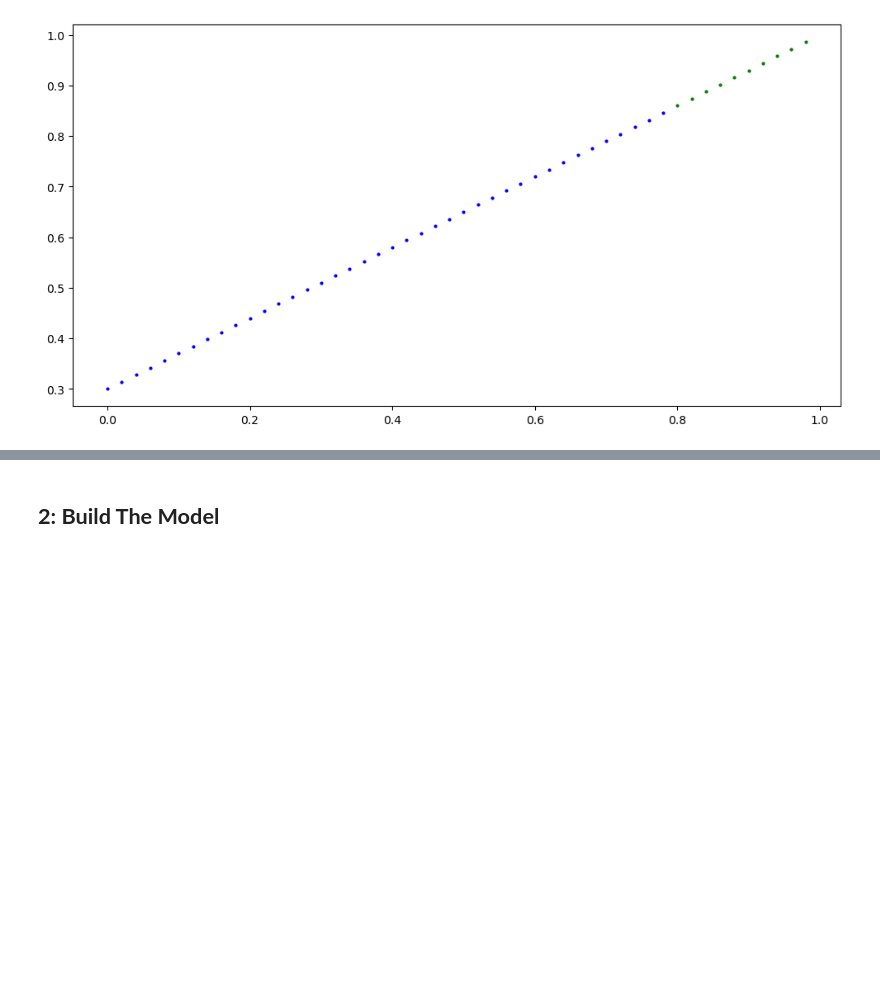
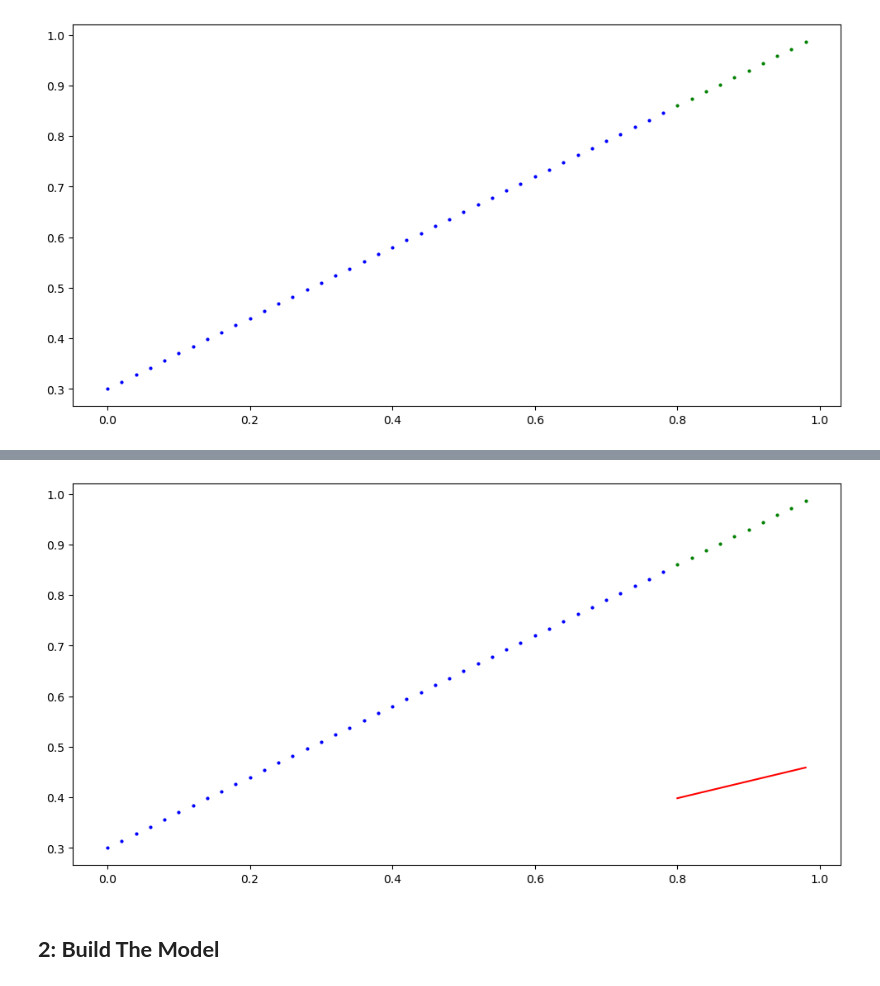
Before and after one commit to carlo99999/PyTorchFullCourse, a Jupyter notebook: course.ipynb, the cells around one changed output, grey strips where cells are left out. Cells and saved outputs as stored; diff of their text form; code cells hidden in the pictures; blank space fills up the shorter version.

```diff
--- a/course.ipynb
+++ b/course.ipynb
@@ -94,7 +94,7 @@ plot_predictions()
 
 class LinearRegressionModel(nn.Module): # <- Almost all PyTorch models are subclasses of nn.Module
     def __init__(self):
-        super.__init__()
+        super(LinearRegressionModel,self).__init__()
         self.weight=nn.Parameter(torch.randn(1,requires_grad=True,dtype=torch.float32))
         self.bias=nn.Parameter(torch.randn(1,requires_grad=True,dtype=torch.float32))
 
@@ -103,0 +116,21 @@ class LinearRegressionModel(nn.Module): # <- Almost all PyTorch models are subcl
+# %%
+## Video 5
+
+### Check out the model
+
+torch.manual_seed(42)
+
+### Create the model
+
+model_0=LinearRegressionModel()
+
+
+### Let's check how weel our model is doing on the test data
+with torch.inference_mode():
+    y_pred=model_0(X_test)
+
+plot_predictions(train_data=X_train, train_labels=y_train, test_datas=X_test, test_labels=y_test, prediction=y_pred.detach().numpy())
+
+### Not good at all, we need to train the model
+# %% [output]
+[figure, added]
```
Also changed, not shown: parts of 2 cells of this notebook.
